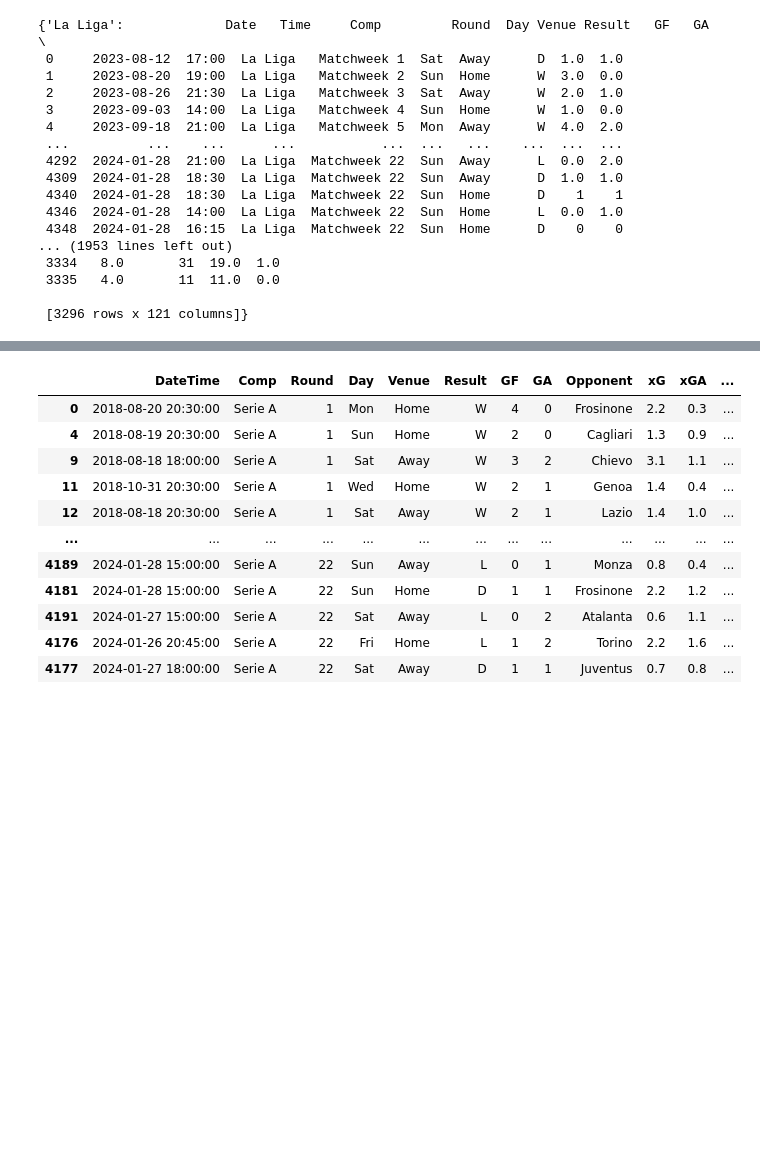
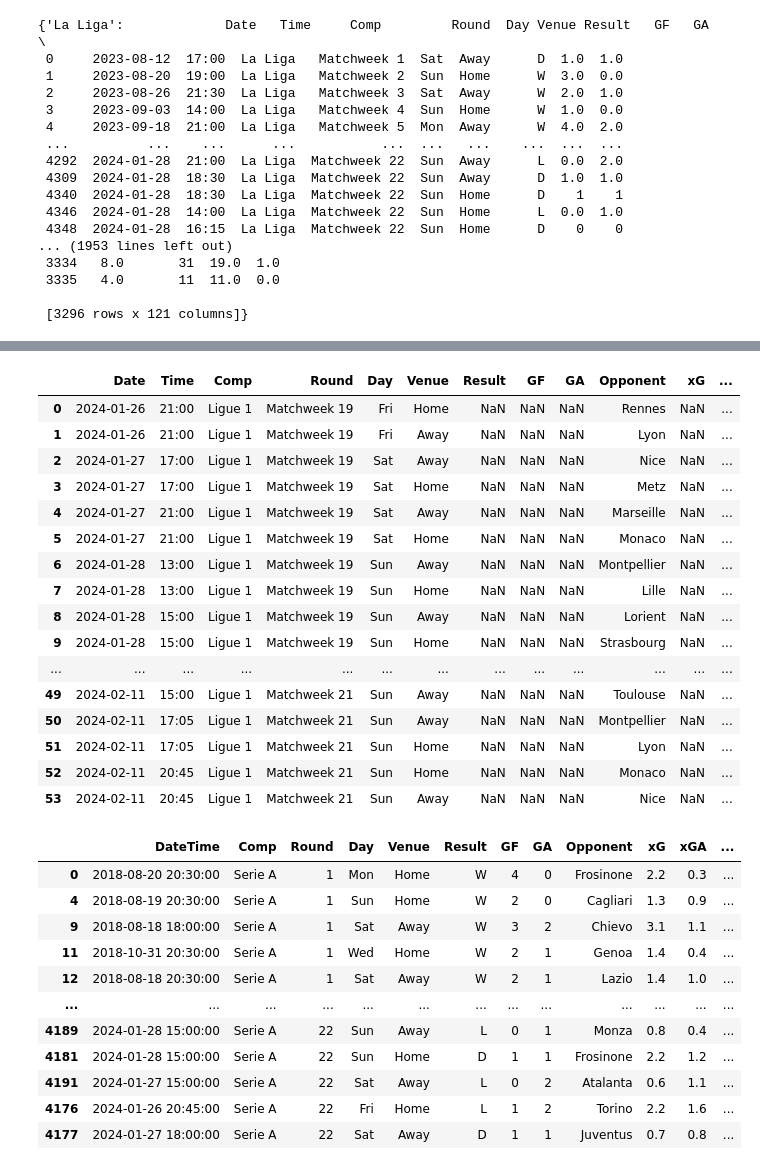
Before and after one commit to alexandreviard/Ligue1Predictor, a Jupyter notebook: POO/POO.ipynb, the cells around one changed output, grey strips where cells are left out. Saved outputs shown, nothing was run; the diff lists cells and outputs as text; code cells hidden in the pictures; blank space fills up the shorter version.

```diff
--- a/POO/POO.ipynb
+++ b/POO/POO.ipynb
@@ -747,0 +680,4 @@ class ProcessingFootball:
+# %%
+test = Football_viz()
+data = test._read_raw_data('Ligue 1')
+futur_data = test._read_raw_futur_data('Ligue 1')
@@ -748,3 +721,23 @@ class ProcessingFootball:
+# %%
+futur_data
+# %% [output]
+|  | Date | Time | Comp | Round | Day | Venue | Result | GF | GA | Opponent | xG | ... |
+| 0 | 2024-01-26 | 21:00 | Ligue 1 | Matchweek 19 | Fri | Home | NaN | NaN | NaN | Rennes | NaN | ... |
+| 1 | 2024-01-26 | 21:00 | Ligue 1 | Matchweek 19 | Fri | Away | NaN | NaN | NaN | Lyon | NaN | ... |
+| 2 | 2024-01-27 | 17:00 | Ligue 1 | Matchweek 19 | Sat | Away | NaN | NaN | NaN | Nice | NaN | ... |
+| 3 | 2024-01-27 | 17:00 | Ligue 1 | Matchweek 19 | Sat | Home | NaN | NaN | NaN | Metz | NaN | ... |
+| 4 | 2024-01-27 | 21:00 | Ligue 1 | Matchweek 19 | Sat | Away | NaN | NaN | NaN | Marseille | NaN | ... |
+| 5 | 2024-01-27 | 21:00 | Ligue 1 | Matchweek 19 | Sat | Home | NaN | NaN | NaN | Monaco | NaN | ... |
+| 6 | 2024-01-28 | 13:00 | Ligue 1 | Matchweek 19 | Sun | Away | NaN | NaN | NaN | Montpellier | NaN | ... |
+| 7 | 2024-01-28 | 13:00 | Ligue 1 | Matchweek 19 | Sun | Home | NaN | NaN | NaN | Lille | NaN | ... |
+| 8 | 2024-01-28 | 15:00 | Ligue 1 | Matchweek 19 | Sun | Away | NaN | NaN | NaN | Lorient | NaN | ... |
+| 9 | 2024-01-28 | 15:00 | Ligue 1 | Matchweek 19 | Sun | Home | NaN | NaN | NaN | Strasbourg | NaN | ... |
+| ... | ... | ... | ... | ... | ... | ... | ... | ... | ... | ... | ... | ... |
+| 49 | 2024-02-11 | 15:00 | Ligue 1 | Matchweek 21 | Sun | Away | NaN | NaN | NaN | Toulouse | NaN | ... |
+| 50 | 2024-02-11 | 17:05 | Ligue 1 | Matchweek 21 | Sun | Away | NaN | NaN | NaN | Montpellier | NaN | ... |
+| 51 | 2024-02-11 | 17:05 | Ligue 1 | Matchweek 21 | Sun | Home | NaN | NaN | NaN | Lyon | NaN | ... |
+| 52 | 2024-02-11 | 20:45 | Ligue 1 | Matchweek 21 | Sun | Home | NaN | NaN | NaN | Monaco | NaN | ... |
+| 53 | 2024-02-11 | 20:45 | Ligue 1 | Matchweek 21 | Sun | Away | NaN | NaN | NaN | Nice | NaN | ... |
 # %%
 b = Football_viz()
 b.read_data_for_model('Serie A')
```
Also changed, not shown: parts of 11 cells of this notebook, 1 other file.
